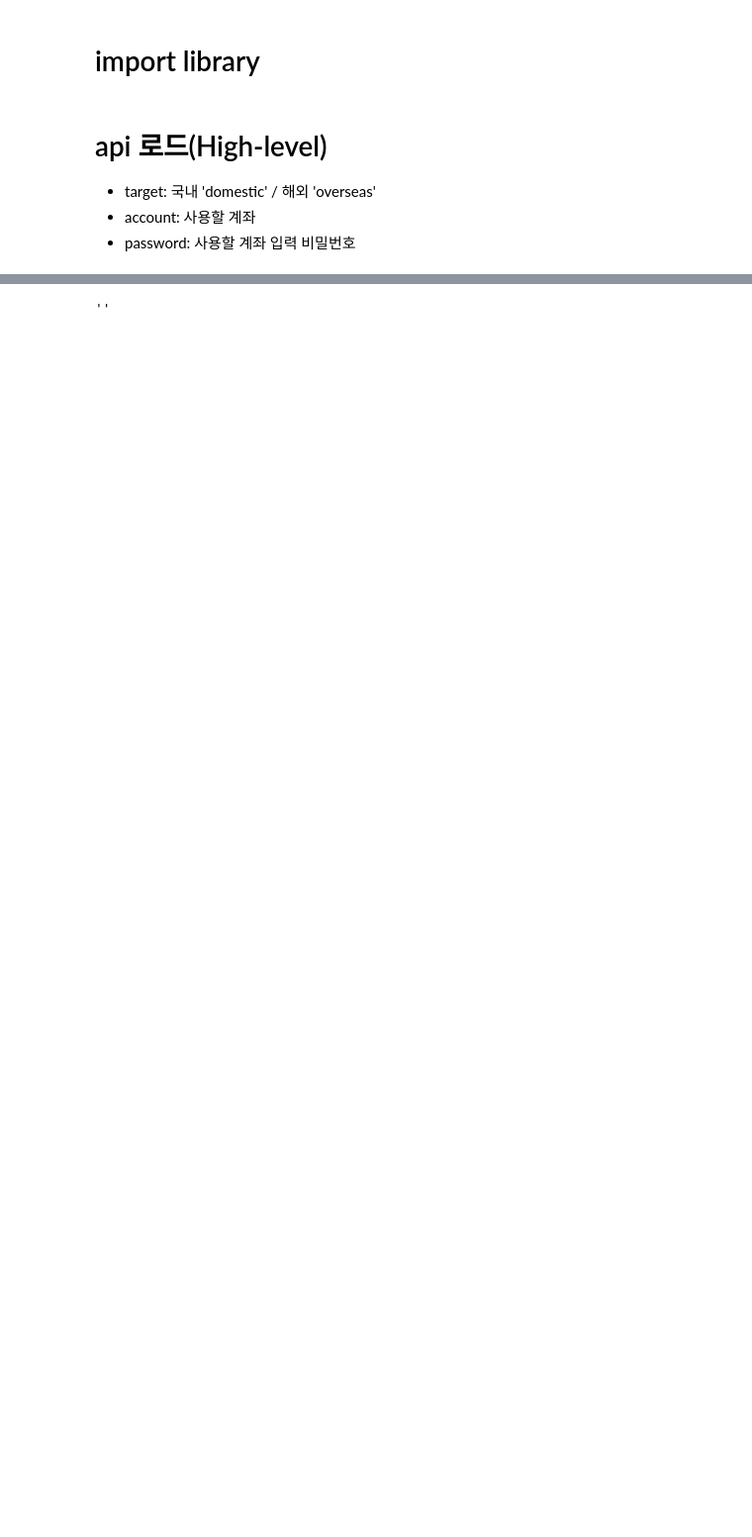
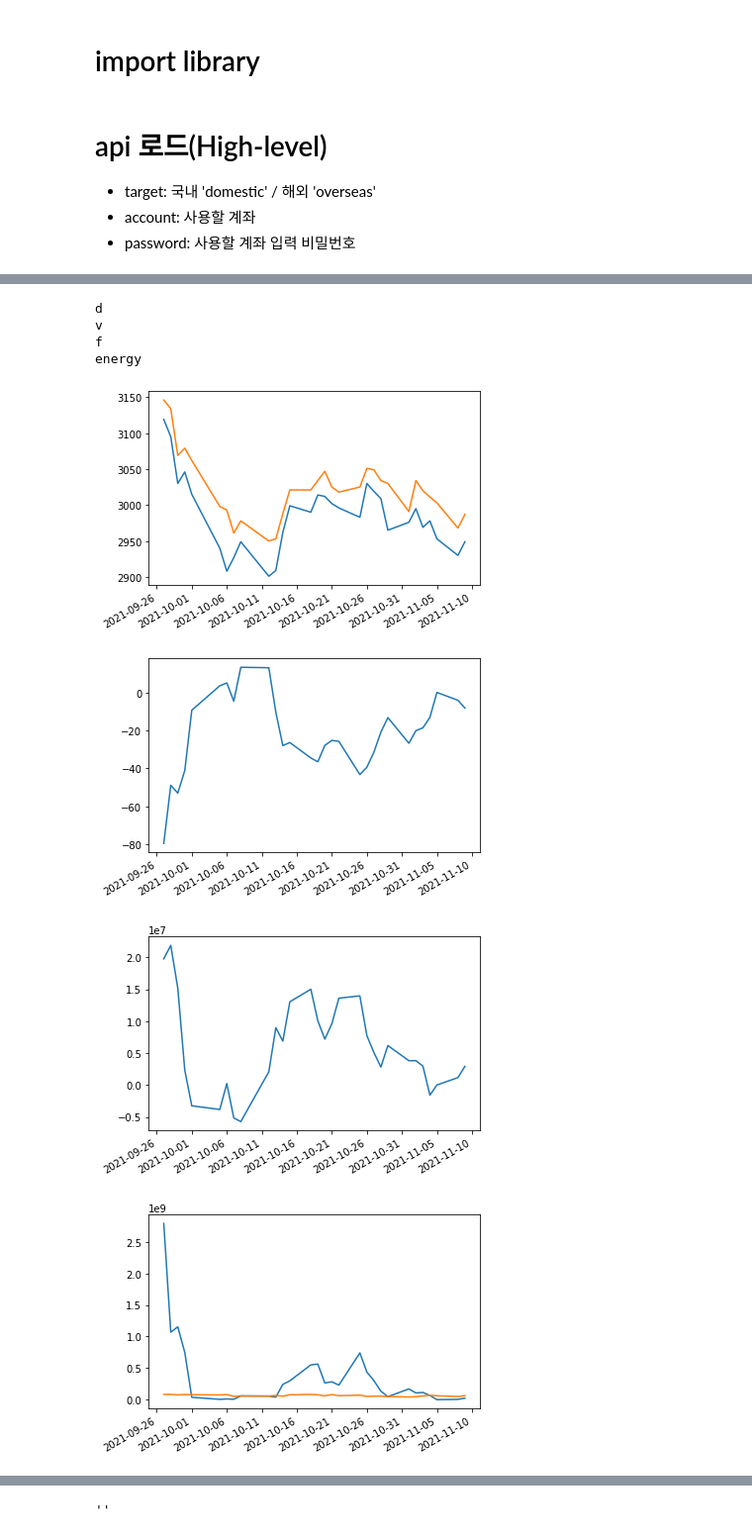
Before and after one commit to softyoungha/pyefriend, a Jupyter notebook: pyefriend_example.ipynb, the cells around one changed output, grey strips where cells are left out. Shown at 99% size. Cells and saved outputs as stored; diff of their text form; code cells hidden in the pictures; blank space fills up the shorter version.

```diff
--- a/pyefriend_example.ipynb
+++ b/pyefriend_example.ipynb
@@ -17,0 +92,21 @@ NotConnectedException: 'efriend expert'를 찾을 수 없습니다.
+# %%
+new_rows = [
+    {
+        **row,
+        'f': row['volume'] * row['a'],
+        'moment': row['volume'] * row['v'],
+        'kinetic': row['volume'] * row['v'] * row['v'] /2,
+        'potential': row['volume'] * row['mean'] * 0.03
+    }
+    for row in rows_va
+]
+# %%
+x = [item['standard_date'] for item in new_rows]
+y1 = [item['lower'] for item in new_rows]
+y2 = [item['upper'] for item in new_rows]
+y_v = [item['v'] for item in new_rows]
+y_a = [item['a'] for item in new_rows]
+y_f = [item['f'] for item in new_rows]
+y_moment = [item['moment'] for item in new_rows]
+y_kinetic = [item['kinetic'] for item in new_rows]
+y_potential = [item['potential'] for item in new_rows]
@@ -17,0 +135,31 @@ NotConnectedException: 'efriend expert'를 찾을 수 없습니다.
+# %%
+def show(ys, title):
+    print(title)
+    fig = plt.figure()
+    fig.title = title
+    plt.gca().xaxis.set_major_formatter(mdates.DateFormatter('%Y-%m-%d'))
+    plt.gca().xaxis.set_major_locator(mdates.DayLocator(interval=5))
+
+    for y in ys:
+        plt.plot(x, y)
+
+    plt.gcf().autofmt_xdate()
+# %%
+show([y1, y2], 'd')
+
+show([y_v, ], 'v')
+
+# show([y_a, ], 'a')
+
+show([y_f, ], 'f')
+
+show([y_kinetic, y_potential], 'energy')
+# %% [output]
+d
+v
+f
+energy
+[figure, added]
+[figure, added]
+[figure, added]
+[figure, added]
```
Also changed, not shown: parts of 14 cells of this notebook, 4 other files.
